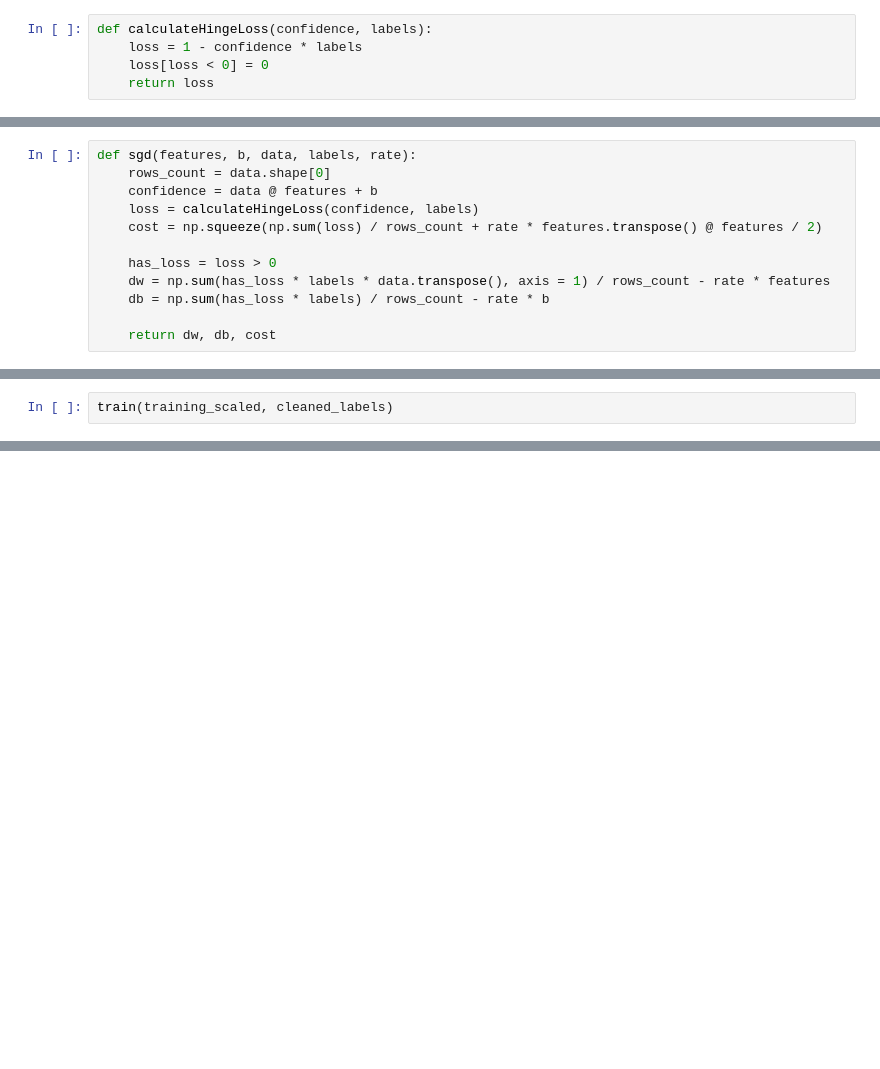
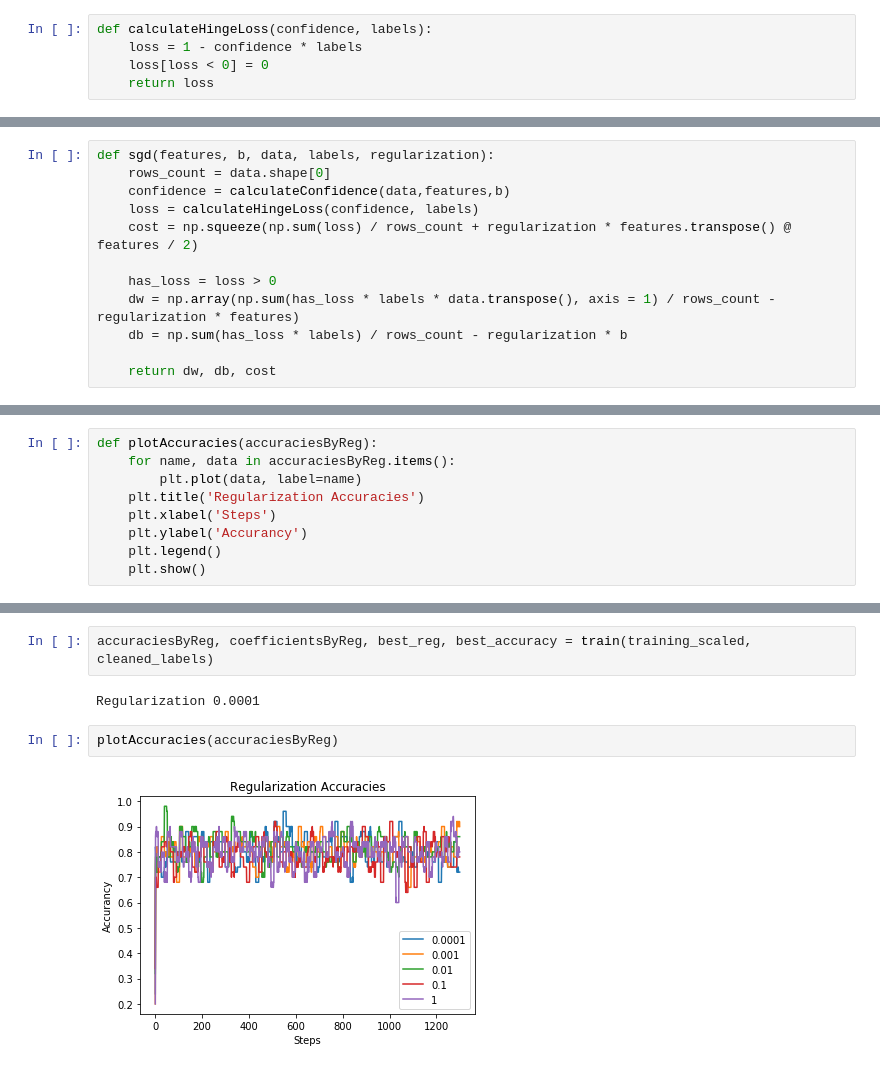
Before and after one commit to edgar971/cs-498-advanced-machine-learning, a Jupyter notebook: assignments/2-support-vector-machine/assignment.ipynb, the cells around one changed output, grey strips where cells are left out. Cells and saved outputs as stored; diff of their text form; blank space fills up the shorter version.

Commit message:
Create charts

```diff
--- a/assignments/2-support-vector-machine/assignment.ipynb
+++ b/assignments/2-support-vector-machine/assignment.ipynb
@@ -78,13 +100,13 @@ def calculateHingeLoss(confidence, labels):
 # %%
-def sgd(features, b, data, labels, rate):
+def sgd(features, b, data, labels, regularization):
     rows_count = data.shape[0]
-    confidence = data @ features + b
+    confidence = calculateConfidence(data,features,b)
     loss = calculateHingeLoss(confidence, labels)
-    cost = np.squeeze(np.sum(loss) / rows_count + rate * features.transpose() @ features / 2)
+    cost = np.squeeze(np.sum(loss) / rows_count + regularization * features.transpose() @ features / 2)
 
     has_loss = loss > 0
-    dw = np.sum(has_loss * labels * data.transpose(), axis = 1) / rows_count - rate * features
-    db = np.sum(has_loss * labels) / rows_count - rate * b
+    dw = np.array(np.sum(has_loss * labels * data.transpose(), axis = 1) / rows_count - regularization * features)
+    db = np.sum(has_loss * labels) / rows_count - regularization * b
 
     return dw, db, cost
 # %%
@@ -142,2 +167,0 @@ def calculateAccuracy(true_labels, predictions):
-# %%
-train(training_scaled, cleaned_labels)
@@ -145,0 +168,9 @@ KeyError: 0
+# %%
+def plotAccuracies(accuraciesByReg):
+    for name, data in accuraciesByReg.items():
+        plt.plot(data, label=name)
+    plt.title('Regularization Accuracies')
+    plt.xlabel('Steps')
+    plt.ylabel('Accurancy')
+    plt.legend()
+    plt.show()
@@ -145,0 +186,8 @@ KeyError: 0
+# %%
+accuraciesByReg, coefficientsByReg, best_reg, best_accuracy = train(training_scaled, cleaned_labels)
+# %% [output]
+Regularization 0.0001
+# %%
+plotAccuracies(accuraciesByReg)
+# %% [output]
+[figure, added]
```
Also changed, not shown: parts of 10 cells of this notebook.
